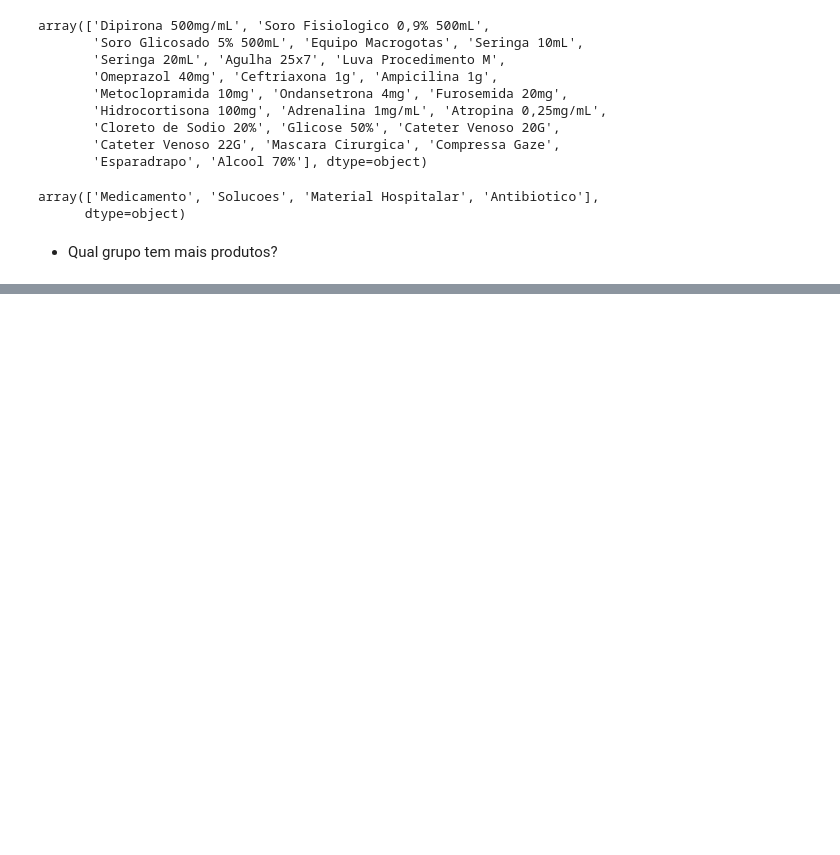
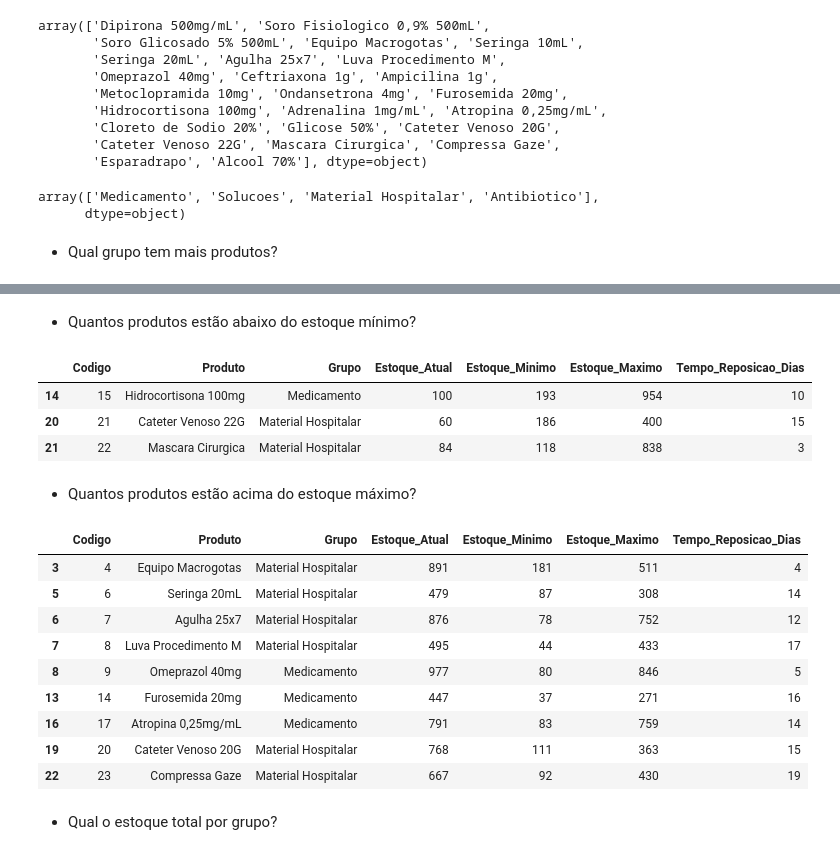
Before and after one commit to AdrianAlves-Nct/analise-estoque-hospitalar, a Jupyter notebook: notebooks/analise_estoque_atual.ipynb, the cells around one changed output, grey strips where cells are left out. Saved outputs shown, nothing was run; the diff lists cells and outputs as text; code cells hidden in the pictures; blank space fills up the shorter version.

```diff
--- a/notebooks/analise_estoque_atual.ipynb
+++ b/notebooks/analise_estoque_atual.ipynb
@@ -113,0 +114,29 @@ display(df_produto_grupo)
+# %% [markdown]
+- Quantos produtos estão abaixo do estoque mínimo?
+# %%
+condicao_estoque_abaixo = df_estoque["Estoque_Atual"] < df_estoque["Estoque_Minimo"]
+
+display(df_estoque[condicao_estoque_abaixo])
+# %% [output]
+|  | Codigo | Produto | Grupo | Estoque_Atual | Estoque_Minimo | Estoque_Maximo | Tempo_Reposicao_Dias |
+| 14 | 15 | Hidrocortisona 100mg | Medicamento | 100 | 193 | 954 | 10 |
+| 20 | 21 | Cateter Venoso 22G | Material Hospitalar | 60 | 186 | 400 | 15 |
+| 21 | 22 | Mascara Cirurgica | Material Hospitalar | 84 | 118 | 838 | 3 |
+# %% [markdown]
+- Quantos produtos estão acima do estoque máximo?
+# %%
+condicao_estoque_acima = df_estoque["Estoque_Atual"] > df_estoque["Estoque_Maximo"]
+display(df_estoque[condicao_estoque_acima])
+# %% [output]
+|  | Codigo | Produto | Grupo | Estoque_Atual | Estoque_Minimo | Estoque_Maximo | Tempo_Reposicao_Dias |
+| 3 | 4 | Equipo Macrogotas | Material Hospitalar | 891 | 181 | 511 | 4 |
+| 5 | 6 | Seringa 20mL | Material Hospitalar | 479 | 87 | 308 | 14 |
+| 6 | 7 | Agulha 25x7 | Material Hospitalar | 876 | 78 | 752 | 12 |
+| 7 | 8 | Luva Procedimento M | Material Hospitalar | 495 | 44 | 433 | 17 |
+| 8 | 9 | Omeprazol 40mg | Medicamento | 977 | 80 | 846 | 5 |
+| 13 | 14 | Furosemida 20mg | Medicamento | 447 | 37 | 271 | 16 |
+| 16 | 17 | Atropina 0,25mg/mL | Medicamento | 791 | 83 | 759 | 14 |
+| 19 | 20 | Cateter Venoso 20G | Material Hospitalar | 768 | 111 | 363 | 15 |
+| 22 | 23 | Compressa Gaze | Material Hospitalar | 667 | 92 | 430 | 19 |
+# %% [markdown]
+- Qual o estoque total por grupo?
```
Also changed, not shown: parts of 10 cells of this notebook.
